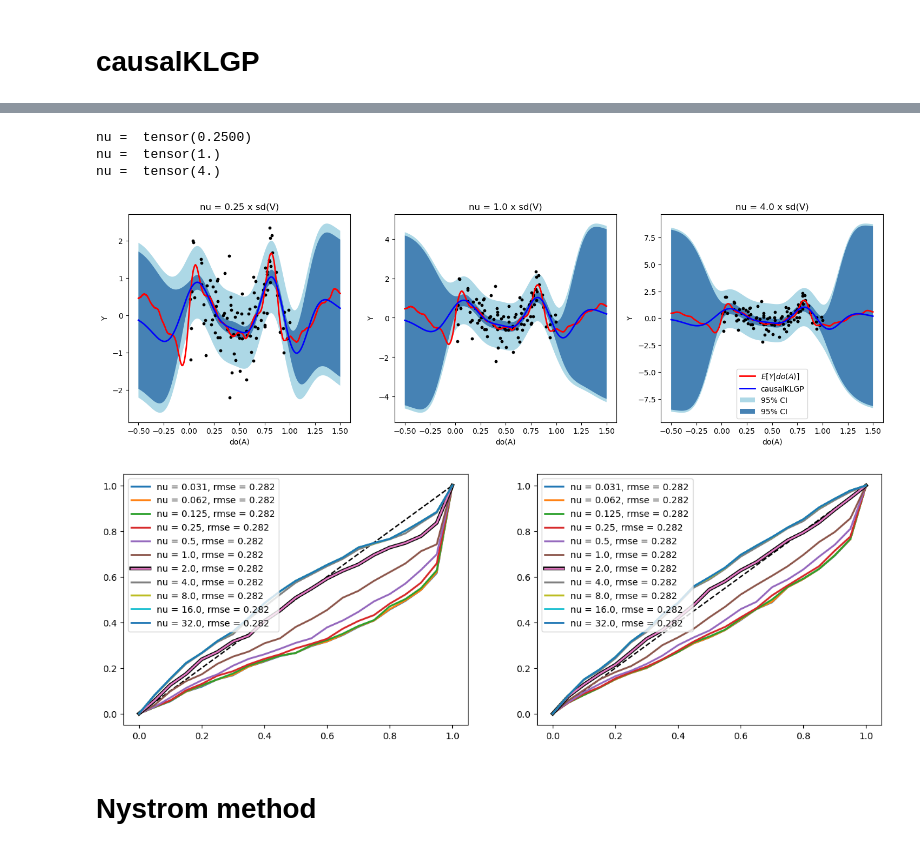
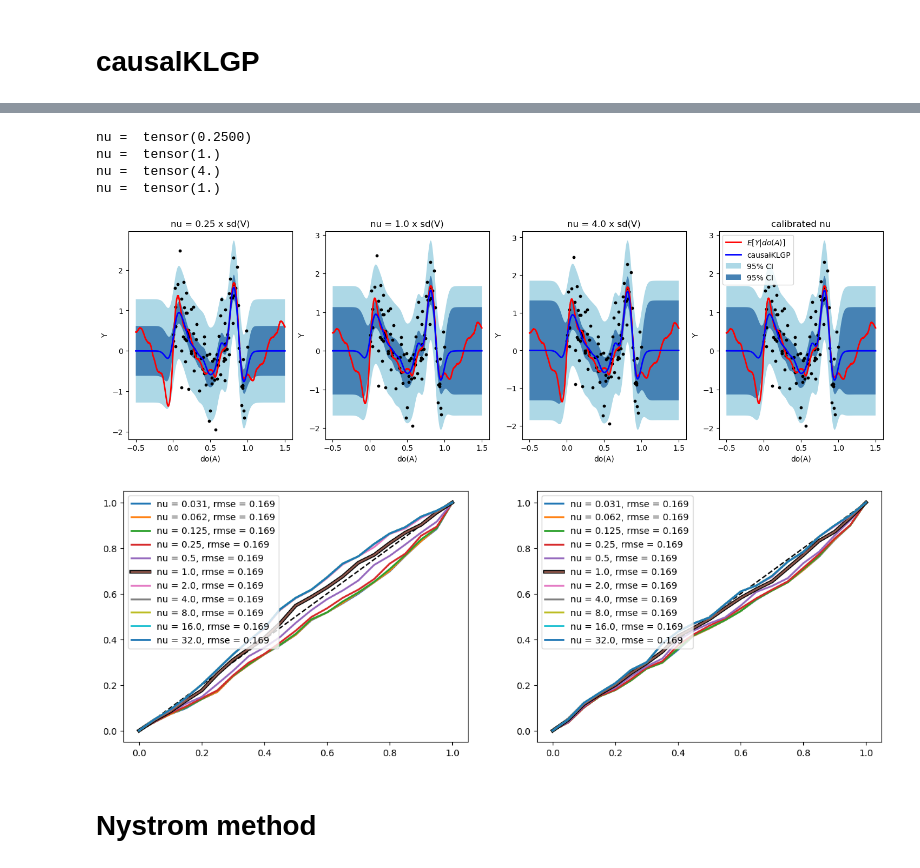
Before and after one commit to HWDance/impspec, a Jupyter notebook: experiments/Abelation.ipynb, the cells around one changed output, grey strips where cells are left out. Saved outputs shown, nothing was run; the diff lists cells and outputs as text; code cells hidden in the pictures.

Commit message:
First draft of baselineGP code and modified Abelation study to include lengthscale learning

```diff
--- a/experiments/Abelation.ipynb
+++ b/experiments/Abelation.ipynb
@@ -121,7 +122,10 @@ for k in range(len(nulist)):
     axs[k].scatter(A,Y, s = 10, color = "black")
     axs[k].set_xlabel("do(A)")
     axs[k].set_ylabel("Y")
-    axs[k].set_title("nu = " + " x sd(V)")
+    if k != len(nulist)-1:
+        axs[k].set_title("nu = " + str((2**power_list[k]).item())+" x sd(V)")
+    else:
+        axs[k].set_title("optimised nu")
 
     Bayesimp_mu.append(bayesimp_mu)
     Bayesimp_var.append(bayesimp_var.diag())
@@ -204,12 +208,13 @@ model = causalKLGP(Kernel_A = GaussianKernel,
 """ Calibrating model """
 niter = 500
 learn_rate = 0.1
+train_lsA = True
 
 nulist = 2**torch.linspace(-5,5,11)
 levels = torch.tensor([0.1,0.3,0.5,0.7,0.9])
 
 Post_levels, Calibration_losses = model.calibrate(Y, V, A, nulist, niter = niter, levels = levels, learn_rate = learn_rate,
-                                                  calibrate_latent = False, calibrate_norm = 1)
+                                                  calibrate_latent = False, calibrate_norm = 1, train_feature_lengthscale = train_lsA)
 best_ind = torch.where(Calibration_losses == Calibration_losses.min())[0][0]
 nu_best = nulist[best_ind]
 print(Calibration_losses)
@@ -229,4 +234,4 @@ tensor([0.2760, 0.2720, 0.2640, 0.2320, 0.1800, 0.0800, 0.0240, 0.0400, 0.0400,
 # %%
 """ Training full model """
-model.train(Y,A,V,niter,learn_rate)
+model.train(Y,A,V,niter,learn_rate, train_feature_lengthscale = train_lsA)
 # %% [output]
@@ -243,7 +248,8 @@ iter 400 P(V|A) loss:  tensor(-9.0607)
 # %%
 # Getting posterior moments and plotting results
 power_list = torch.linspace(-2,2,3)
-nulist = 2**power_list
+nulist = list(2**power_list)
+nulist.append(nu_best)
 
 fig,axs = plt.subplots(1,len(nulist),figsize = (18,5))
 
@@ -260,35 +266,39 @@ for k in range(len(nulist)):
     causalklgp_var_noise = causalklgp.post_var(Y, A, V, doA, reg = 1e-4, latent = False, nu = nulist[k]).detach()
 
     # Getting CI
     indices = torch.argsort(doA,0)[:,0]
     indices_train = torch.argsort(A,0)[:,0]
     Upper = (causalklgp_mu[indices][:,0]+z_val*torch.sqrt(torch.diag(causalklgp_var[indices])))
     Lower = (causalklgp_mu[indices][:,0]-z_val*torch.sqrt(torch.diag(causalklgp_var[indices])))
     Upper_noise = (causalklgp_mu[indices][:,0]+z_val*torch.sqrt(torch.diag(causalklgp_var_noise[indices])))
     Lower_noise = (causalklgp_mu[indices][:,0]-z_val*torch.sqrt(torch.diag(causalklgp_var_noise[indices])))
     print("nu = ", nulist[k])
 
     axs[k].plot(doA[indices],EYdoA[indices], label = r"$ E[Y|do(A)]$", color = "red", linewidth = 2)
     axs[k].plot(doA[indices],causalklgp_mu[indices], label = r"causalKLGP", color = "blue", linewidth = 2)
     axs[k].fill_between(doA[indices][:,0],Upper_noise,Lower_noise, color = "lightblue",alpha=1, edgecolor='none', label = "95% CI")
     axs[k].fill_between(doA[indices][:,0],Upper,Lower, color = "steelblue",alpha=1, edgecolor='none', label = "95% CI")
     #axs[k].scatter(doA[indices],YdoA[indices], label = r"$ Y|do(A)$", color = "grey", s=10, alpha = 1)
     axs[k].scatter(A,Y, s = 10, color = "black")
     axs[k].set_xlabel("do(A)")
     axs[k].set_ylabel("Y")
-    axs[k].set_title("nu = " + str((2**power_list[k]).item())+" x sd(V)")
+    if k != len(nulist)-1:
+        axs[k].set_title("nu = " + str((2**power_list[k]).item())+" x sd(V)")
+    else:
+        axs[k].set_title("calibrated nu")
 
     Causalklgp_mu.append(causalklgp_mu)
     Causalklgp_var.append(causalklgp_var.diag())
     Causalklgp_var_noise.append(causalklgp_var_noise.diag())
 
 plt.legend()
 plt.show()
 # %% [output]
 nu =  tensor(0.2500)
 nu =  tensor(1.)
 nu =  tensor(4.)
+nu =  tensor(1.)
-[figure, old version]
+[figure, new version]
 # %%
 # Getting calibration plots
 outline=mpe.withStroke(linewidth=4, foreground='black')
@@ -321,7 +331,7 @@ for k in range(len(nulist)):
     axs[0].legend()
     axs[1].legend()
 # %% [output]
-[figure, old version]
+[figure, new version]
 # %% [markdown]
 # Nystrom method
 # %%
```
Also changed, not shown: parts of 11 cells of this notebook, 3 other files.
